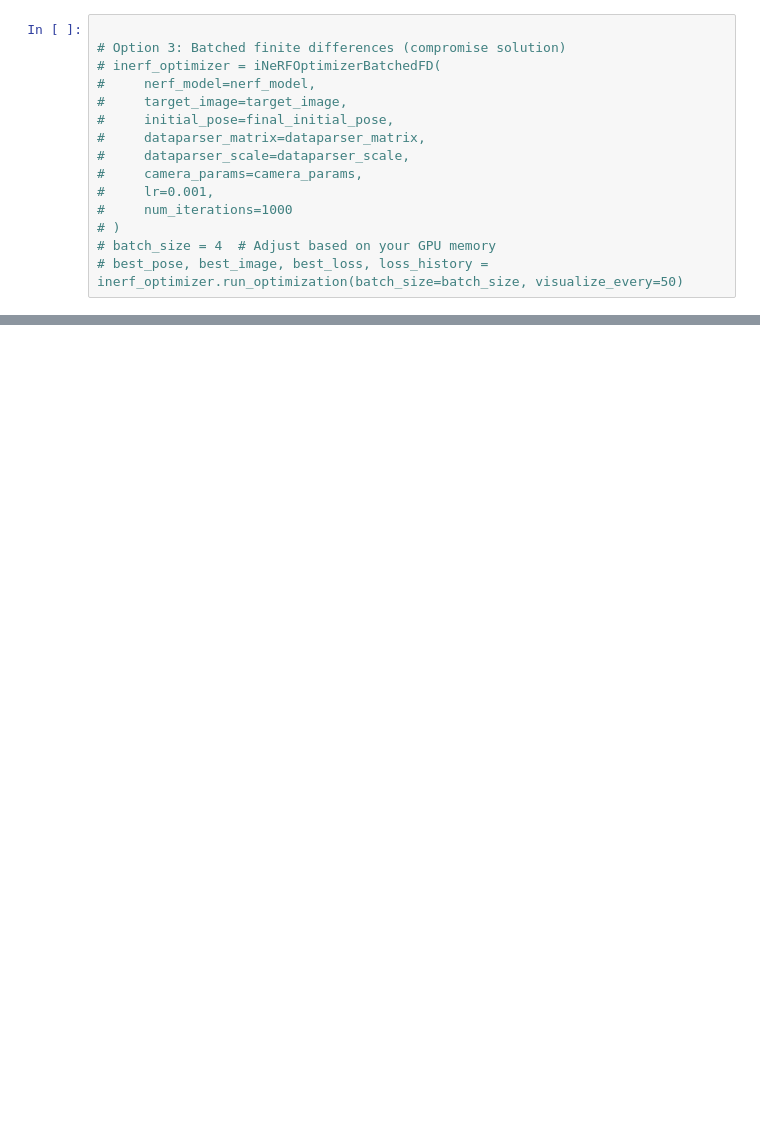
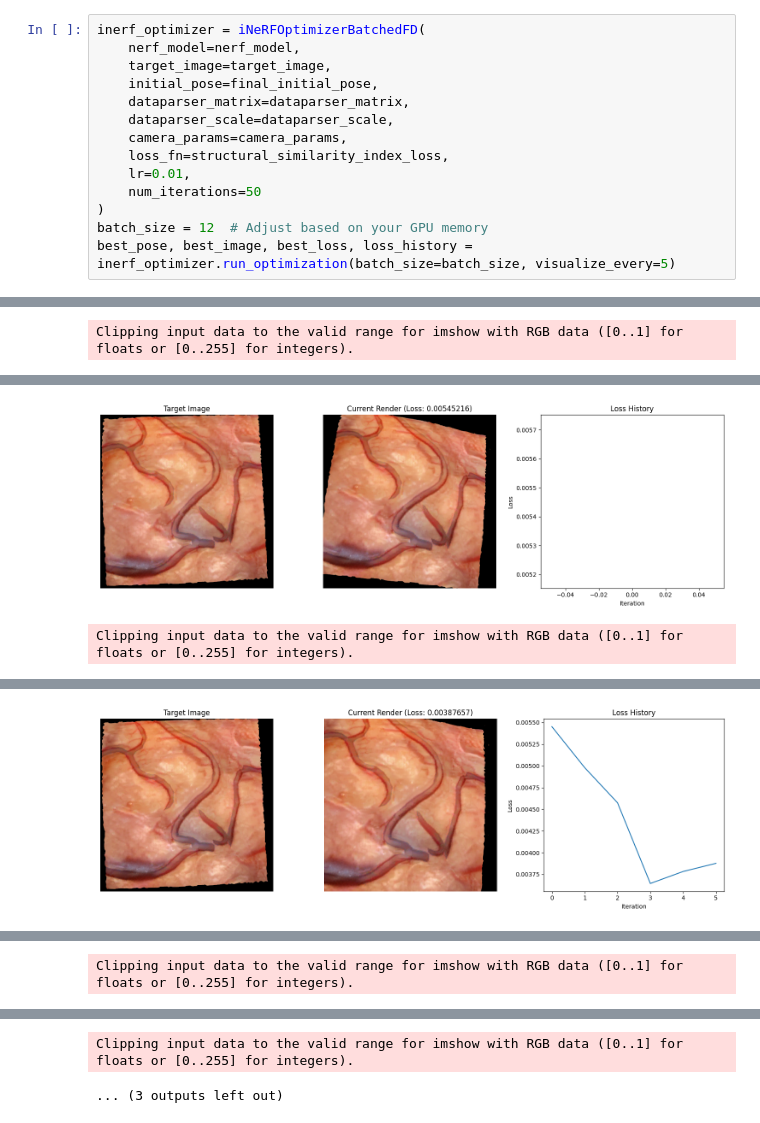
Before and after one commit to podolskyDavid/neural-registration, a Jupyter notebook: notebooks/testing4.ipynb, the cells around one changed output, grey strips where cells are left out. Cells and saved outputs as stored; diff of their text form; blank space fills up the shorter version.

```diff
--- a/notebooks/testing4.ipynb
+++ b/notebooks/testing4.ipynb
@@ -369,15 +460,15 @@ target_image = image_to_tensor(target_image_path, nerf_device)
 # %%
-
-# Option 3: Batched finite differences (compromise solution)
-# inerf_optimizer = iNeRFOptimizerBatchedFD(
-#     nerf_model=nerf_model,
-#     target_image=target_image,
-#     initial_pose=final_initial_pose,
-#     dataparser_matrix=dataparser_matrix,
-#     dataparser_scale=dataparser_scale,
-#     camera_params=camera_params,
-#     lr=0.001,
-#     num_iterations=1000
-# )
-# batch_size = 4  # Adjust based on your GPU memory
-# best_pose, best_image, best_loss, loss_history = inerf_optimizer.run_optimization(batch_size=batch_size, visualize_every=50)
+inerf_optimizer = iNeRFOptimizerBatchedFD(
+    nerf_model=nerf_model,
+    target_image=target_image,
+    initial_pose=final_initial_pose,
+    dataparser_matrix=dataparser_matrix,
+    dataparser_scale=dataparser_scale,
+    camera_params=camera_params,
+    loss_fn=structural_similarity_index_loss,
+    lr=0.01,
+    num_iterations=50
+)
+batch_size = 12  # Adjust based on your GPU memory
+best_pose, best_image, best_loss, loss_history = inerf_optimizer.run_optimization(batch_size=batch_size, visualize_every=5)
+# %% [output]
@@ -383,0 +477 @@ target_image = image_to_tensor(target_image_path, nerf_device)
+Clipping input data to the valid range for imshow with RGB data ([0..1] for floats or [0..255] for integers).
@@ -383,0 +489,2 @@ target_image = image_to_tensor(target_image_path, nerf_device)
+[figure, added]
+Clipping input data to the valid range for imshow with RGB data ([0..1] for floats or [0..255] for integers).
@@ -383,0 +494 @@ target_image = image_to_tensor(target_image_path, nerf_device)
+[figure, added]
@@ -383,0 +496 @@ target_image = image_to_tensor(target_image_path, nerf_device)
+Clipping input data to the valid range for imshow with RGB data ([0..1] for floats or [0..255] for integers).
@@ -383,0 +509,2 @@ target_image = image_to_tensor(target_image_path, nerf_device)
+Clipping input data to the valid range for imshow with RGB data ([0..1] for floats or [0..255] for integers).
+... (3 outputs left out)
```
Also changed, not shown: parts of 8 cells of this notebook, 2 other files.
